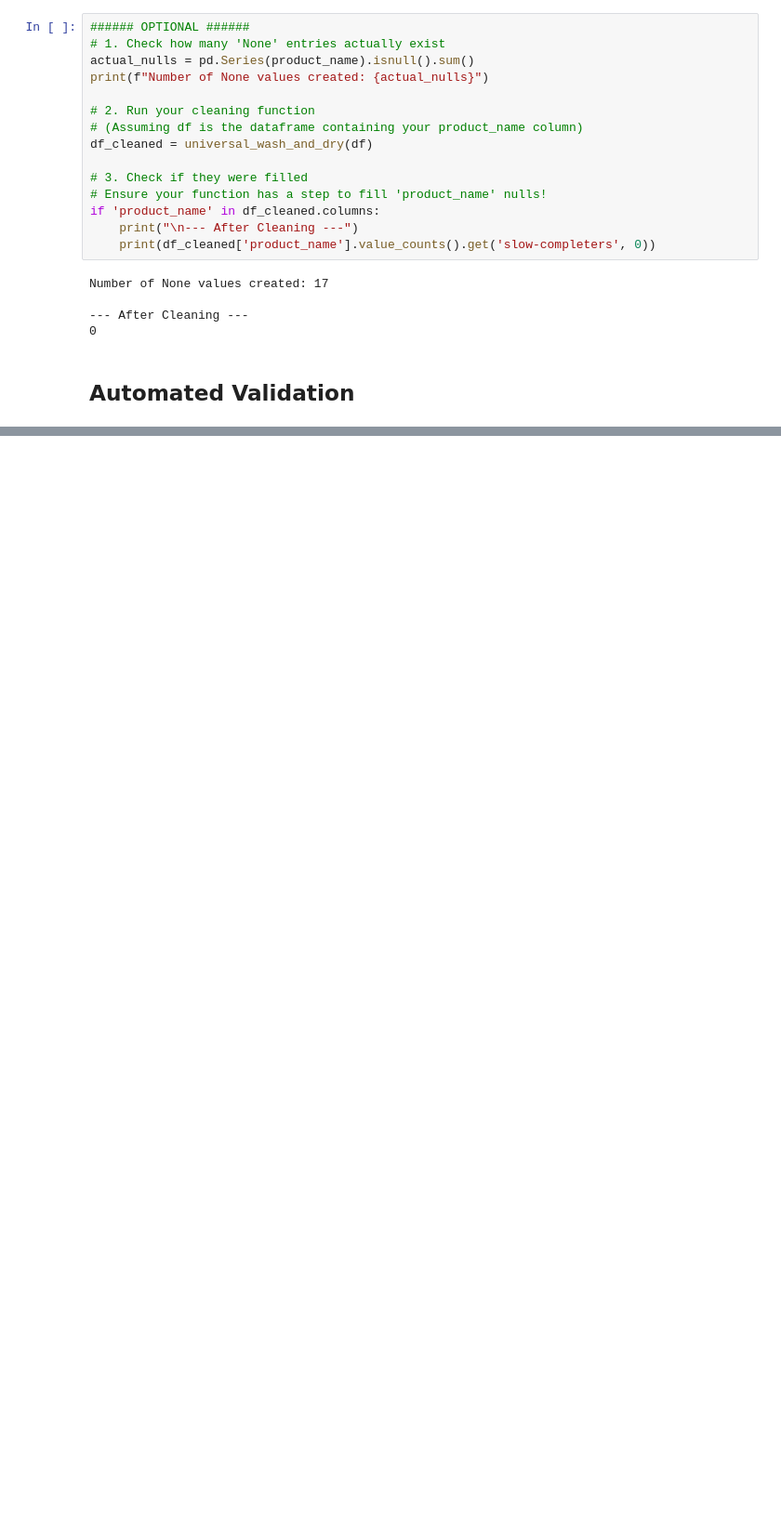
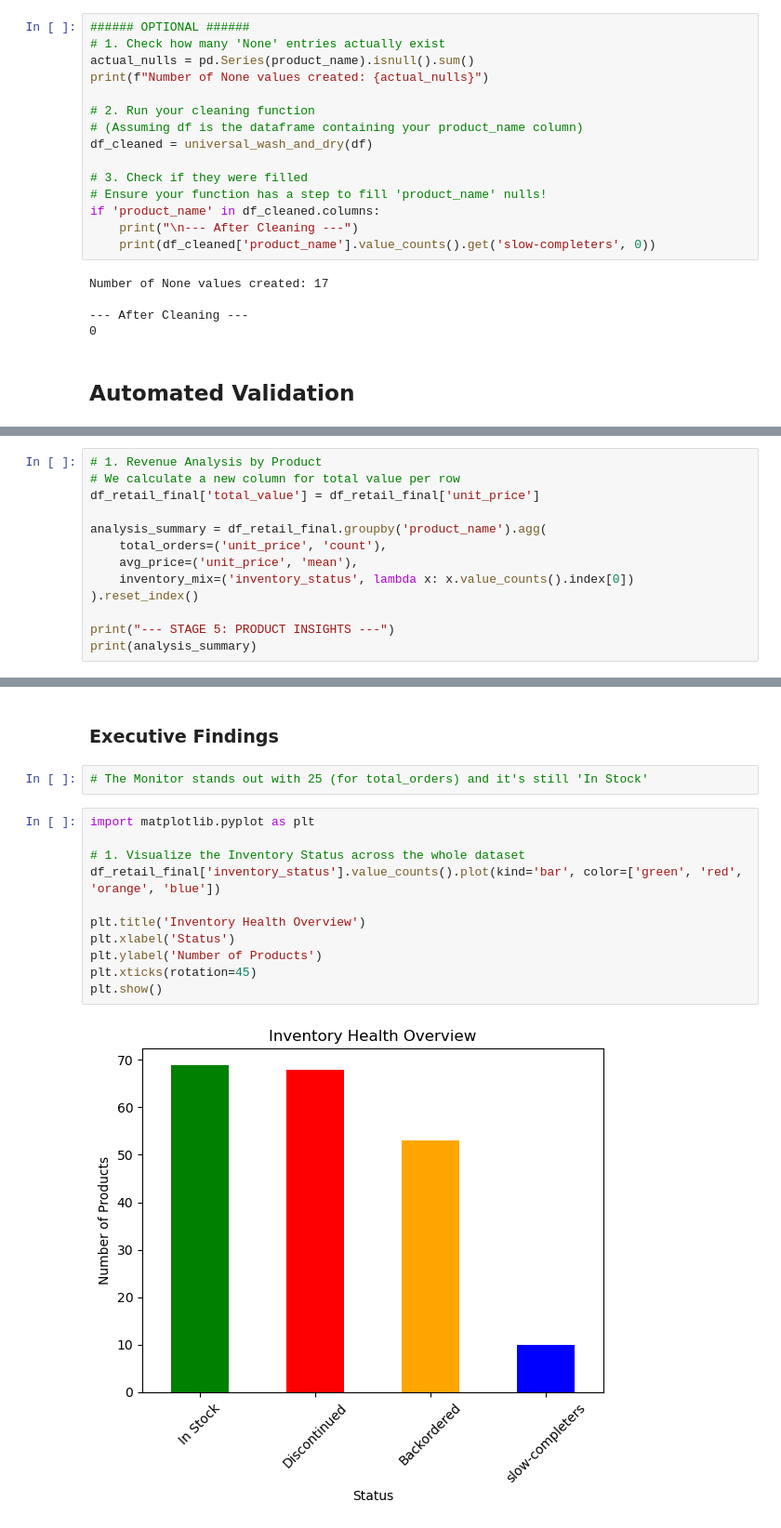
Before and after one commit to michaeldosse2023/michaeldosse, a Jupyter notebook: Jupyter_Notebooks/created_data_cleaning.ipynb, the cells around one changed output, grey strips where cells are left out. Shown at 93% size. Drawn from its saved outputs; the diff is of its cells as text; blank space fills up the shorter version.

```diff
--- a/Jupyter_Notebooks/created_data_cleaning.ipynb
+++ b/Jupyter_Notebooks/created_data_cleaning.ipynb
@@ -412,0 +415,13 @@ validate_intelligence_unit(df_retail_final)
+# %%
+# 1. Revenue Analysis by Product
+# We calculate a new column for total value per row
+df_retail_final['total_value'] = df_retail_final['unit_price']
+
+analysis_summary = df_retail_final.groupby('product_name').agg(
+    total_orders=('unit_price', 'count'),
+    avg_price=('unit_price', 'mean'),
+    inventory_mix=('inventory_status', lambda x: x.value_counts().index[0])
+).reset_index()
+
+print("--- STAGE 5: PRODUCT INSIGHTS ---")
+print(analysis_summary)
@@ -412,0 +442,17 @@ validate_intelligence_unit(df_retail_final)
+# %% [markdown]
+### Executive Findings
+# %%
+# The Monitor stands out with 25 (for total_orders) and it's still 'In Stock'
+# %%
+import matplotlib.pyplot as plt
+
+# 1. Visualize the Inventory Status across the whole dataset
+df_retail_final['inventory_status'].value_counts().plot(kind='bar', color=['green', 'red', 'orange', 'blue'])
+
+plt.title('Inventory Health Overview')
+plt.xlabel('Status')
+plt.ylabel('Number of Products')
+plt.xticks(rotation=45)
+plt.show()
+# %% [output]
+[figure, added]
```
Also changed, not shown: parts of 5 cells of this notebook, 1 other file.
